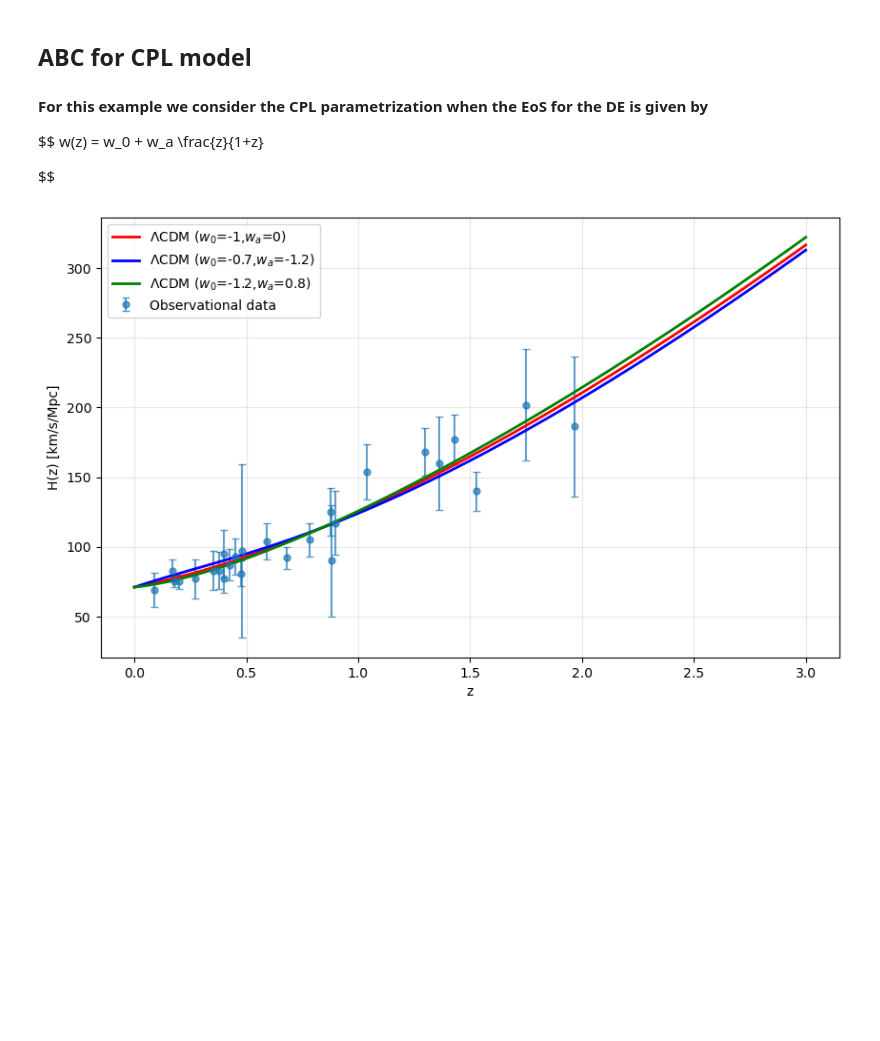
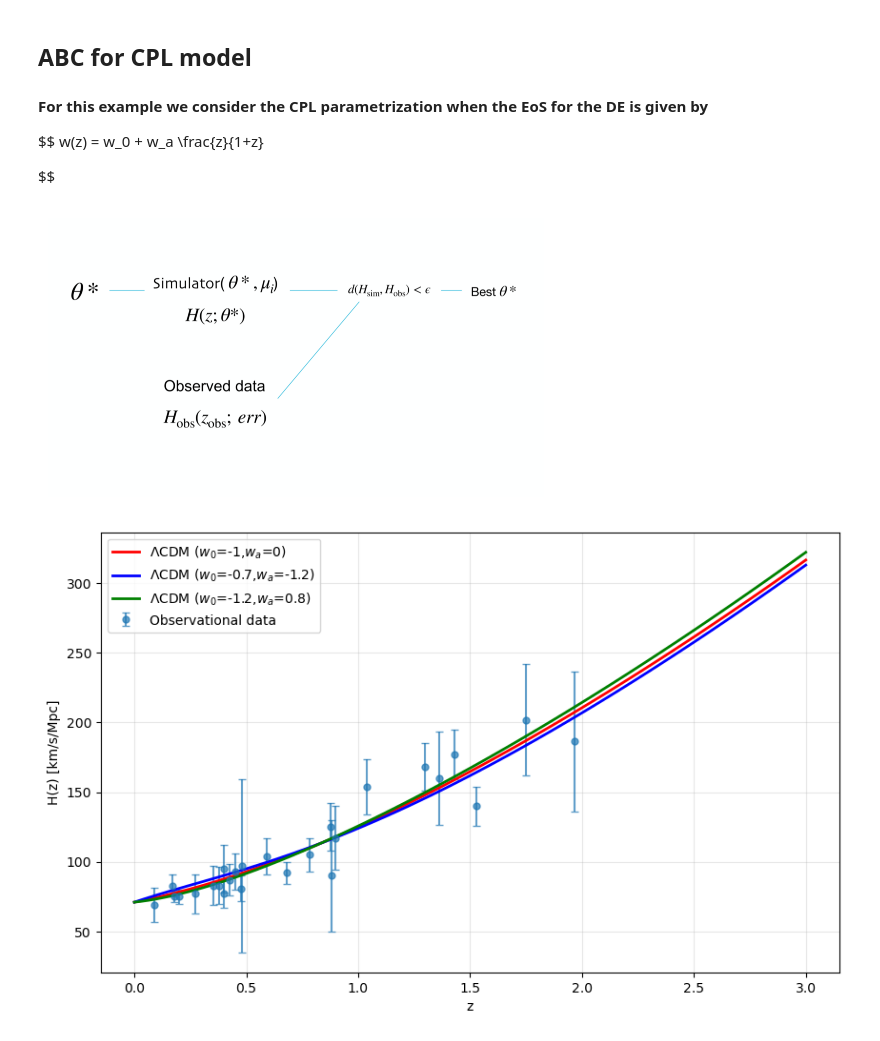
Before and after one commit to mazapataa/sbi-basic, a Jupyter notebook: tutorial_1.ipynb, the cells around one changed output. Cells and saved outputs as stored; diff of their text form; code cells hidden in the pictures; blank space fills up the shorter version.

```diff
--- a/tutorial_1.ipynb
+++ b/tutorial_1.ipynb
@@ -258,6 +259,13 @@ $$
 w(z) = w_0 + w_a \frac{z}{1+z}
 
 $$
+# %%
+img = mpimg.imread('diagram_abc.png')
+plt.imshow(img)
+plt.axis('off')  # Hide axes
+plt.show()
+# %% [output]
+[figure, added]
 # %%
 Omega_m0 = 0.3
 Omega_L0 = 0.7
```
Also changed, not shown: parts of 2 cells of this notebook.
